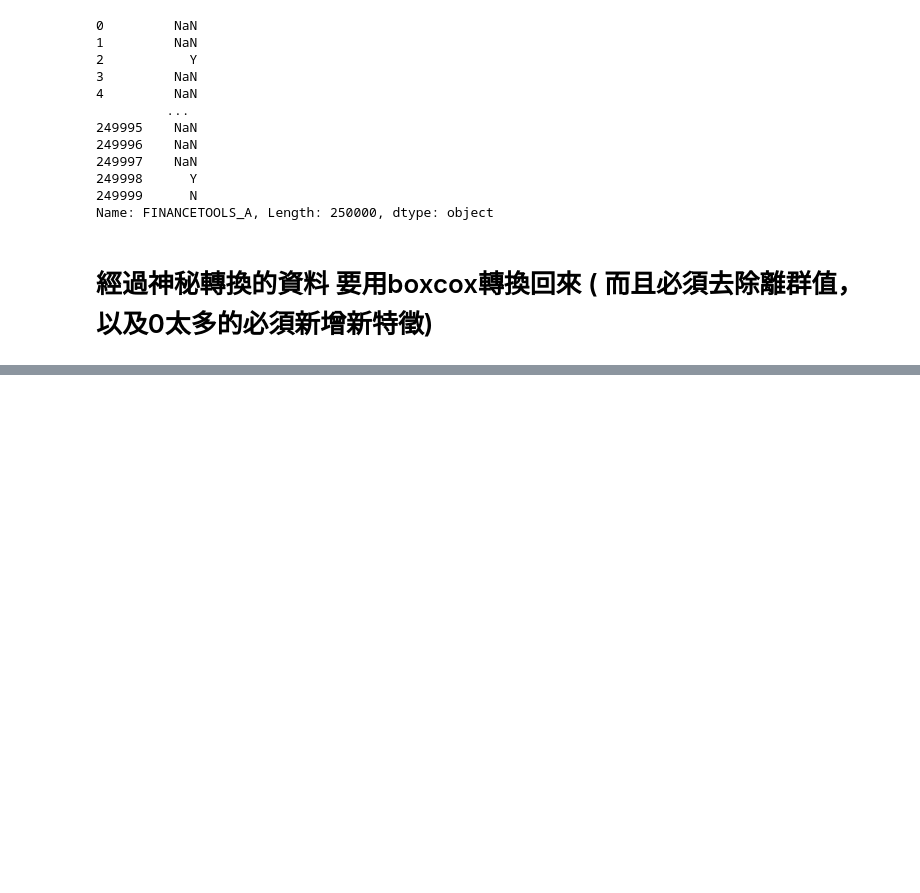
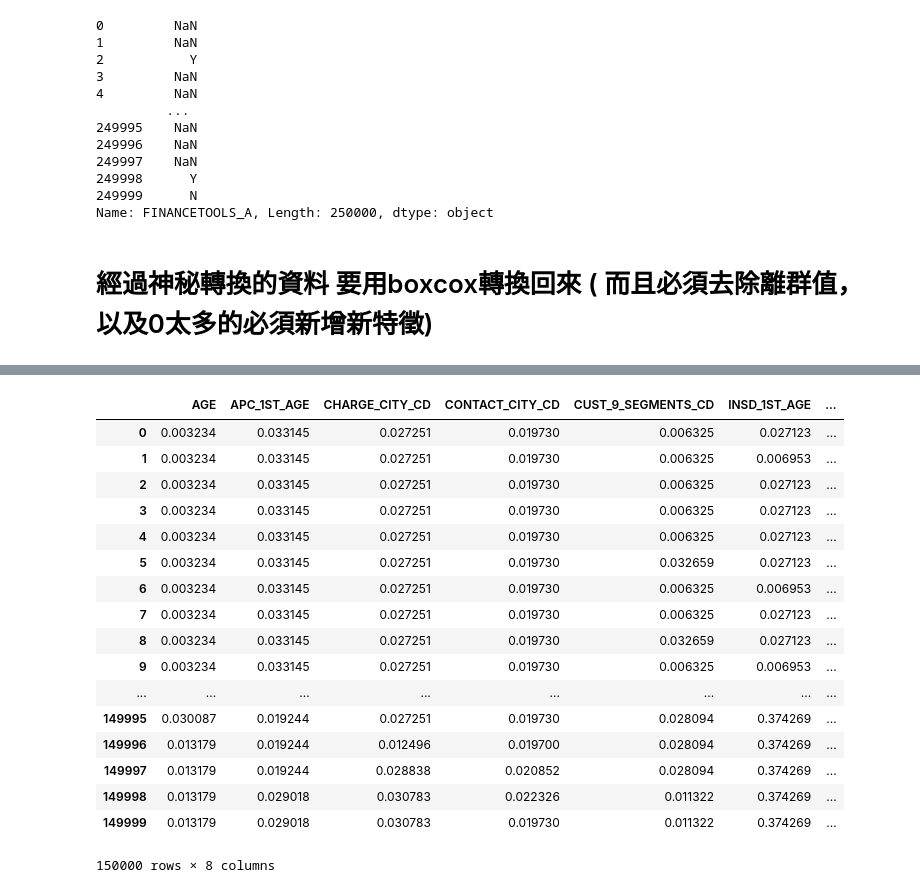
Before and after one commit to jeff20628m/------, a Jupyter notebook: code/EDA2.ipynb, the cells around one changed output, grey strips where cells are left out. Saved outputs shown, nothing was run; the diff lists cells and outputs as text; code cells hidden in the pictures; blank space fills up the shorter version.

```diff
--- a/code/EDA2.ipynb
+++ b/code/EDA2.ipynb
@@ -343,0 +348,8 @@ Name: FINANCETOOLS_A, Length: 250000, dtype: object
+# %%
+nd_target_encoding = []
+nd_one_encoding = []
+for col in object_list :
+    if len(train[col].unique()) > 3 :
+        nd_target_encoding.append(col)
+    else :
+        nd_one_encoding.append(col)
@@ -343,0 +367,27 @@ Name: FINANCETOOLS_A, Length: 250000, dtype: object
+# %%
+train['y1'] = train['Y1']
+train['y1'].replace('Y',1,inplace=True)
+train['y1'].replace('N',0,inplace=True)
+# %%
+tar = TargetEncoder(smoothing=0.9,verbose=2).fit(train[nd_target_encoding],train['y1'])
+# %%
+tar.transform(test[nd_target_encoding])
+# %% [output]
+|  | AGE | APC_1ST_AGE | CHARGE_CITY_CD | CONTACT_CITY_CD | CUST_9_SEGMENTS_CD | INSD_1ST_AGE | ... |
+| 0 | 0.003234 | 0.033145 | 0.027251 | 0.019730 | 0.006325 | 0.027123 | ... |
+| 1 | 0.003234 | 0.033145 | 0.027251 | 0.019730 | 0.006325 | 0.006953 | ... |
+| 2 | 0.003234 | 0.033145 | 0.027251 | 0.019730 | 0.006325 | 0.027123 | ... |
+| 3 | 0.003234 | 0.033145 | 0.027251 | 0.019730 | 0.006325 | 0.027123 | ... |
+| 4 | 0.003234 | 0.033145 | 0.027251 | 0.019730 | 0.006325 | 0.027123 | ... |
+| 5 | 0.003234 | 0.033145 | 0.027251 | 0.019730 | 0.032659 | 0.027123 | ... |
+| 6 | 0.003234 | 0.033145 | 0.027251 | 0.019730 | 0.006325 | 0.006953 | ... |
+| 7 | 0.003234 | 0.033145 | 0.027251 | 0.019730 | 0.006325 | 0.027123 | ... |
+| 8 | 0.003234 | 0.033145 | 0.027251 | 0.019730 | 0.032659 | 0.027123 | ... |
+| 9 | 0.003234 | 0.033145 | 0.027251 | 0.019730 | 0.006325 | 0.006953 | ... |
+| ... | ... | ... | ... | ... | ... | ... | ... |
+| 149995 | 0.030087 | 0.019244 | 0.027251 | 0.019730 | 0.028094 | 0.374269 | ... |
+| 149996 | 0.013179 | 0.019244 | 0.012496 | 0.019700 | 0.028094 | 0.374269 | ... |
+| 149997 | 0.013179 | 0.019244 | 0.028838 | 0.020852 | 0.028094 | 0.374269 | ... |
+| 149998 | 0.013179 | 0.029018 | 0.030783 | 0.022326 | 0.011322 | 0.374269 | ... |
+| 149999 | 0.013179 | 0.029018 | 0.030783 | 0.019730 | 0.011322 | 0.374269 | ... |
+150000 rows × 8 columns
```
Also changed, not shown: parts of 3 cells of this notebook.
